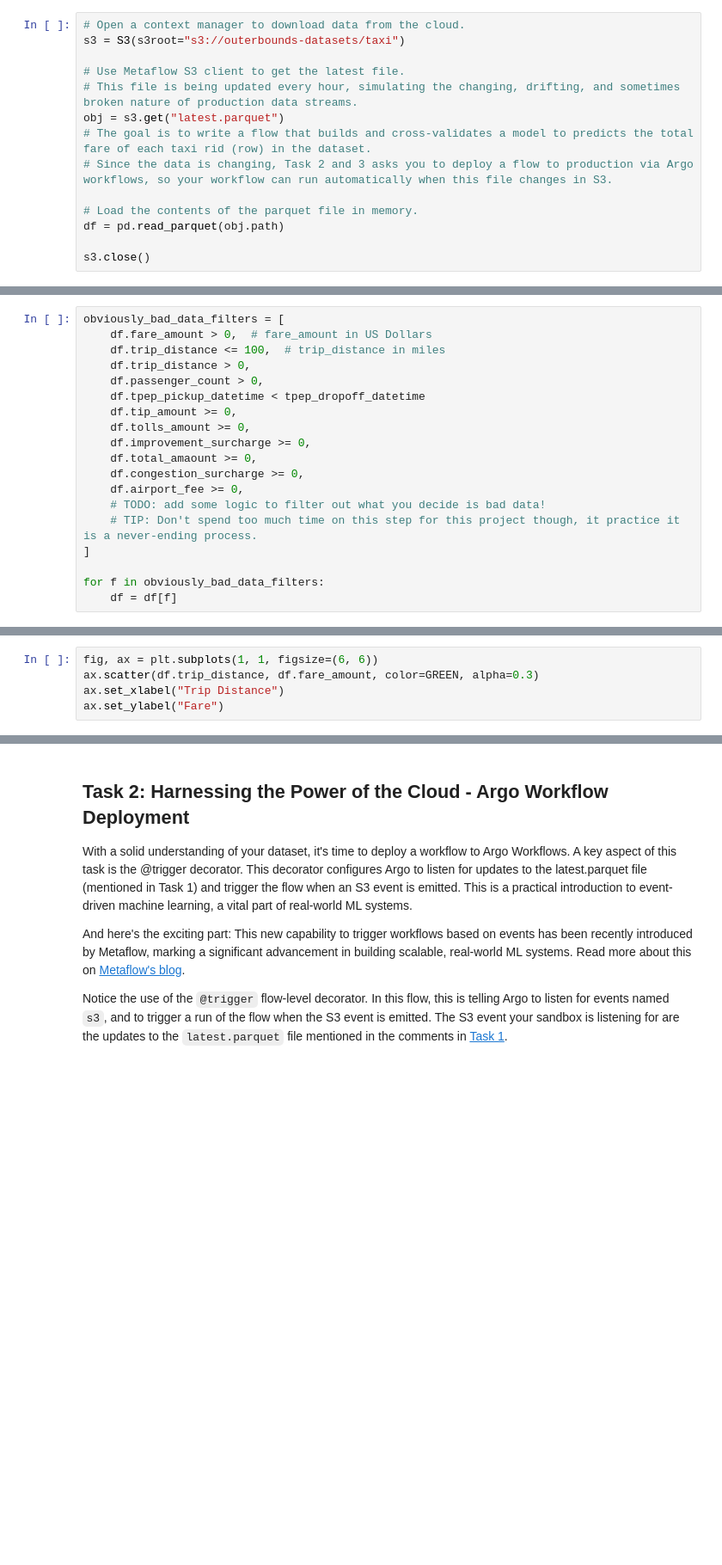
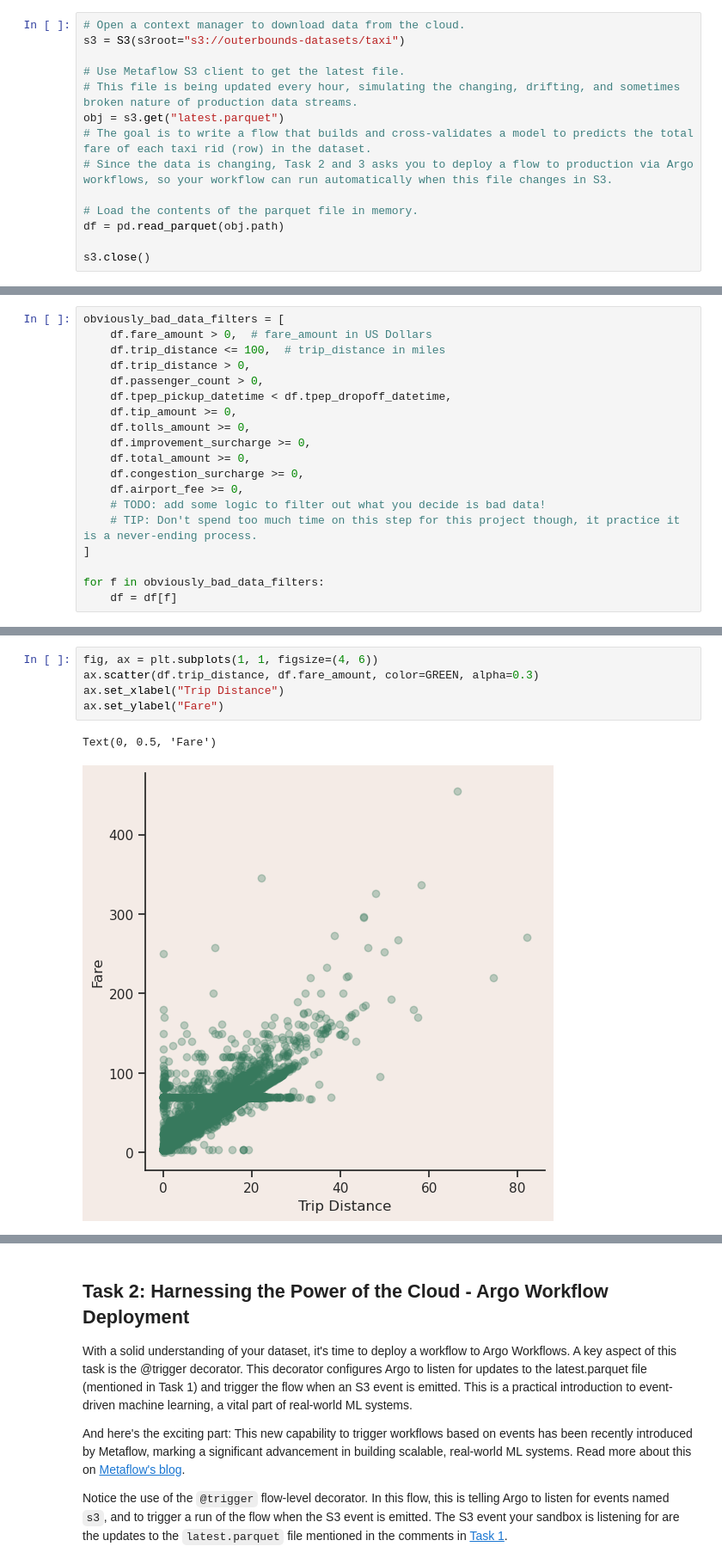
Before and after one commit to HendrikHuel/full-stack-ml-metaflow-corise-week-3, a Jupyter notebook: project/template.ipynb, the cells around one changed output, grey strips where cells are left out. Shown: that part at 86% size. Drawn from its saved outputs; the diff is of its cells as text; blank space fills up the shorter version.

Commit message:
added plots

```diff
--- a/project/template.ipynb
+++ b/project/template.ipynb
@@ -88,11 +88,11 @@ obviously_bad_data_filters = [
     df.trip_distance <= 100,  # trip_distance in miles
     df.trip_distance > 0,
     df.passenger_count > 0,
-    df.tpep_pickup_datetime < tpep_dropoff_datetime
+    df.tpep_pickup_datetime < df.tpep_dropoff_datetime,
     df.tip_amount >= 0,
     df.tolls_amount >= 0,
     df.improvement_surcharge >= 0,
-    df.total_amaount >= 0,
+    df.total_amount >= 0,
     df.congestion_surcharge >= 0,
     df.airport_fee >= 0,
     # TODO: add some logic to filter out what you decide is bad data!
@@ -106,5 +116,8 @@ df.describe()
 # %%
-fig, ax = plt.subplots(1, 1, figsize=(6, 6))
+fig, ax = plt.subplots(1, 1, figsize=(4, 6))
 ax.scatter(df.trip_distance, df.fare_amount, color=GREEN, alpha=0.3)
 ax.set_xlabel("Trip Distance")
 ax.set_ylabel("Fare")
+# %% [output]
+Text(0, 0.5, 'Fare')
+[figure, added]
```
Also changed, not shown: parts of 4 cells of this notebook.
